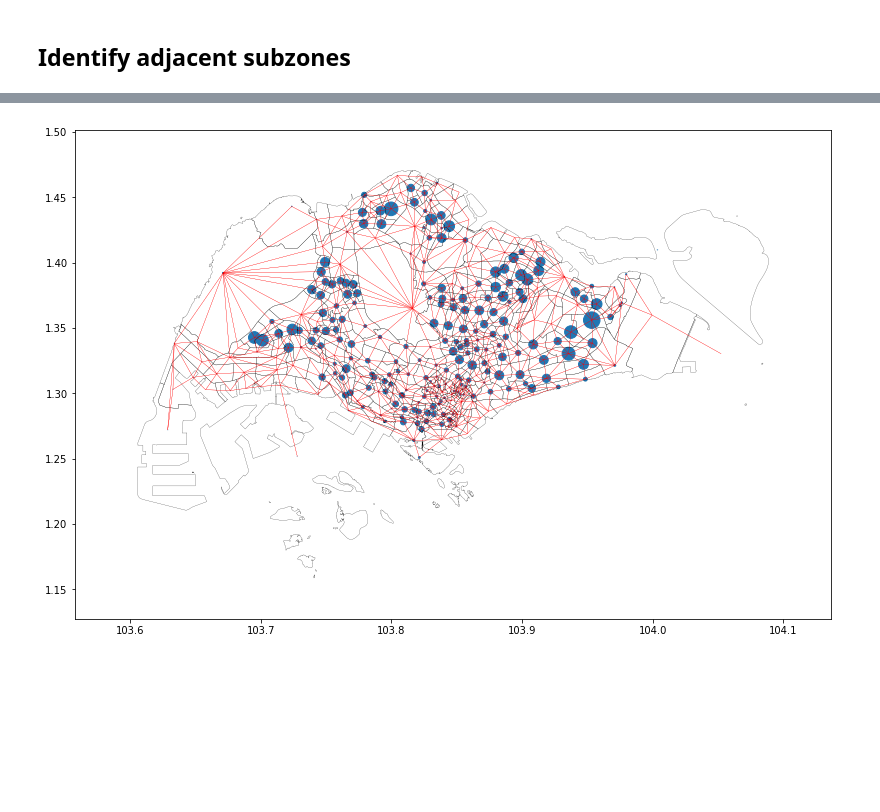
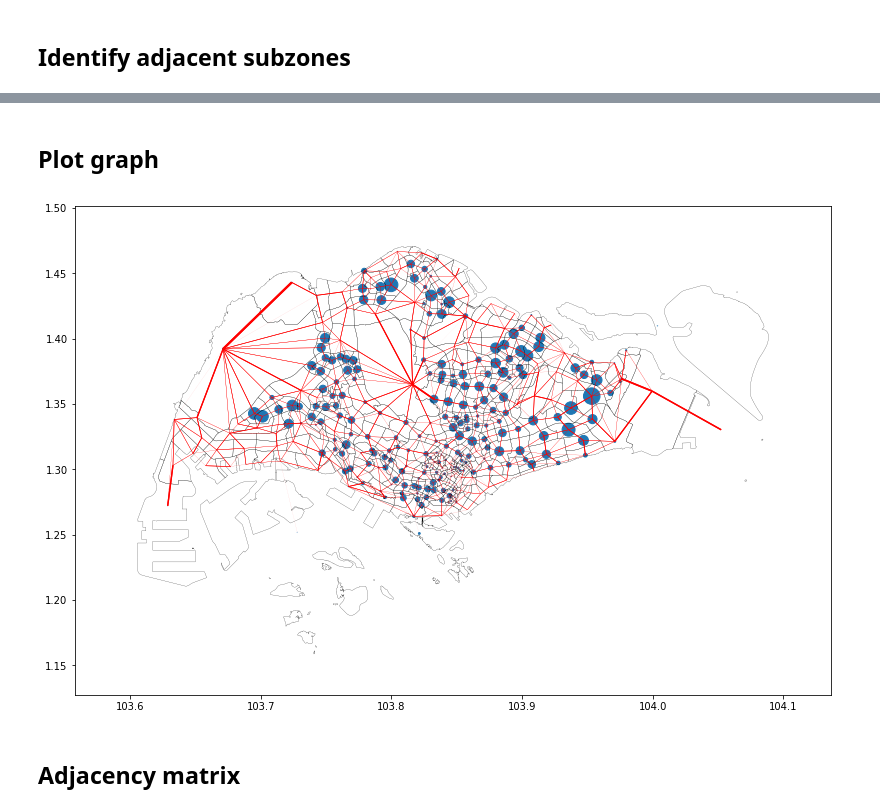
Before and after one commit to tonghuikang/draw-sgp-electoral-boundaries, a Jupyter notebook: preprocessing/process_kml.ipynb, the cells around one changed output, grey strips where cells are left out. Cells and saved outputs as stored; diff of their text form; code cells hidden in the pictures; blank space fills up the shorter version.

Commit message:
calculate shared parameter

```diff
--- a/preprocessing/process_kml.ipynb
+++ b/preprocessing/process_kml.ipynb
@@ -184,7 +211,7 @@ for index, row in df.iterrows():
     for ring in row["boundary"]:
         for pt in ring:
             adj_set |= d_pts[(pt[0],pt[1])]
-    df.at[index, "adjacent"] = list(adj_set)
+    df.at[index, "adjacent"] = list(adj_set - {index})
 # %%
 df.sample(5)
 # %% [output]
@@ -196,0 +272,11 @@ df.sample(5)
+# %%
+shared_params_col = []
+for index, row in df.iterrows():
+    shared_params = []
+    for adj_index in row["adjacent"]:
+        shared_param = compute_shared_parameter(df.at[index, "boundary"],
+                                                df.at[adj_index, "boundary"])
+        shared_params.append(shared_param)
+    shared_params_col.append(shared_params)
+df["shared_param"] = shared_params_col
+df.sample(5)
@@ -197,26 +302,37 @@ df.sample(5)
+# %% [markdown]
+## Plot graph
 # %%
+# %%time
 fig, ax = plt.subplots(figsize=(14,9))
+
+# plot population mass
 plt.scatter(df["x_centre"], df["y_centre"], df["TOTAL"]/500)
 lines = []
+
+# plot subzone boundaries
 for i,rings in enumerate(df["boundary"]):
     for b in rings:
         n = len(b)
         for e,_ in enumerate(b):
             lines.append([[b[e%n][0], b[e%n][1]], [b[(e+1)%n][0], b[(e+1)%n][1]]])
 lc = mc.LineCollection(lines, colors="black", linewidths=0.2)
 ax.add_collection(lc)
 
+# plot connecting subzones
 lines_adj = []
-for i,adjacent in enumerate(df["adjacent"]):
-    for adj in adjacent:
+linewidths = []
+for i,(adjacent,shared_param) in enumerate(zip(df["adjacent"], df["shared_param"])):
+    for adj,par in zip(adjacent,shared_param):
+        if par == 0: continue
         lines_adj.append([[df["x_centre"][i], df["y_centre"][i]],
                           [df["x_centre"][adj], df["y_centre"][adj]]])
-lc_adj = mc.LineCollection(lines_adj, colors="red", linewidths=0.2)
+        linewidths.append(par*30)
+lc_adj = mc.LineCollection(lines_adj, colors="red", linewidths=linewidths)
 ax.add_collection(lc_adj)
 
 ax.autoscale()
 ax.set_aspect(1)
 ax.margins(0.1)
 plt.show()
 # %% [output]
-[figure, old version]
+[figure, new version]
@@ -225,2 +339,4 @@ plt.show()
+# %% [markdown]
+## Adjacency matrix
 # %%
 matrix = np.zeros((df.shape[0],df.shape[0]))
```
Also changed, not shown: parts of 15 cells of this notebook, 1 other file.
